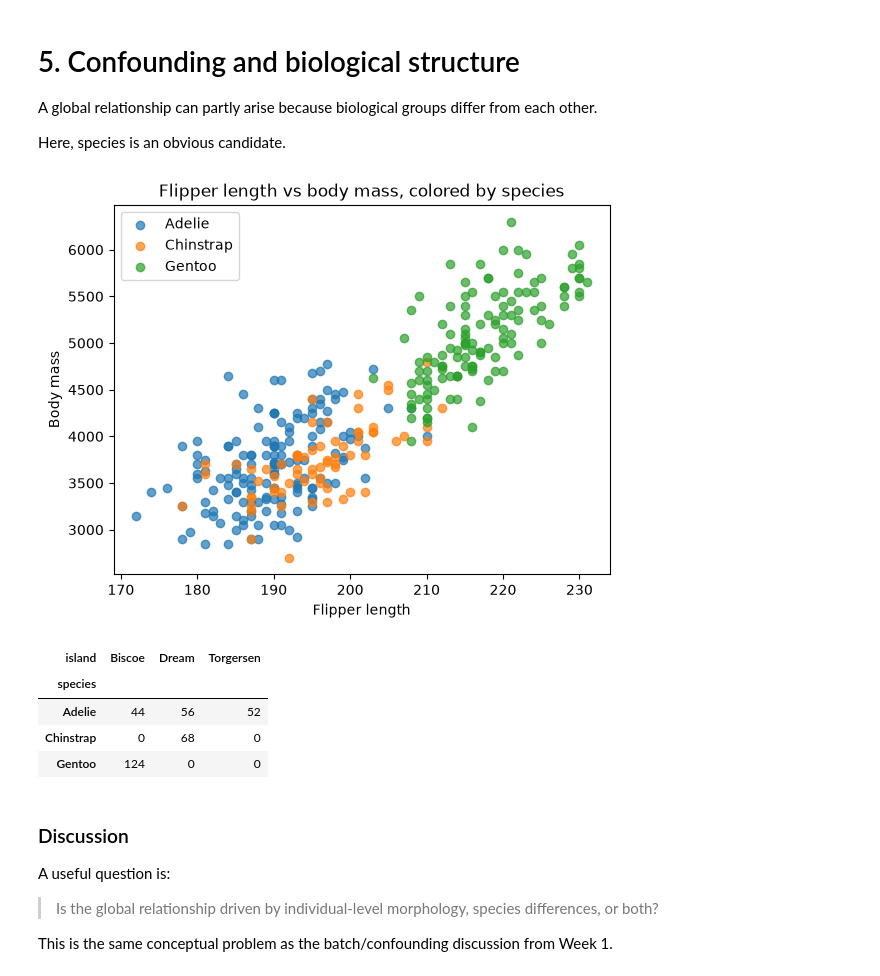
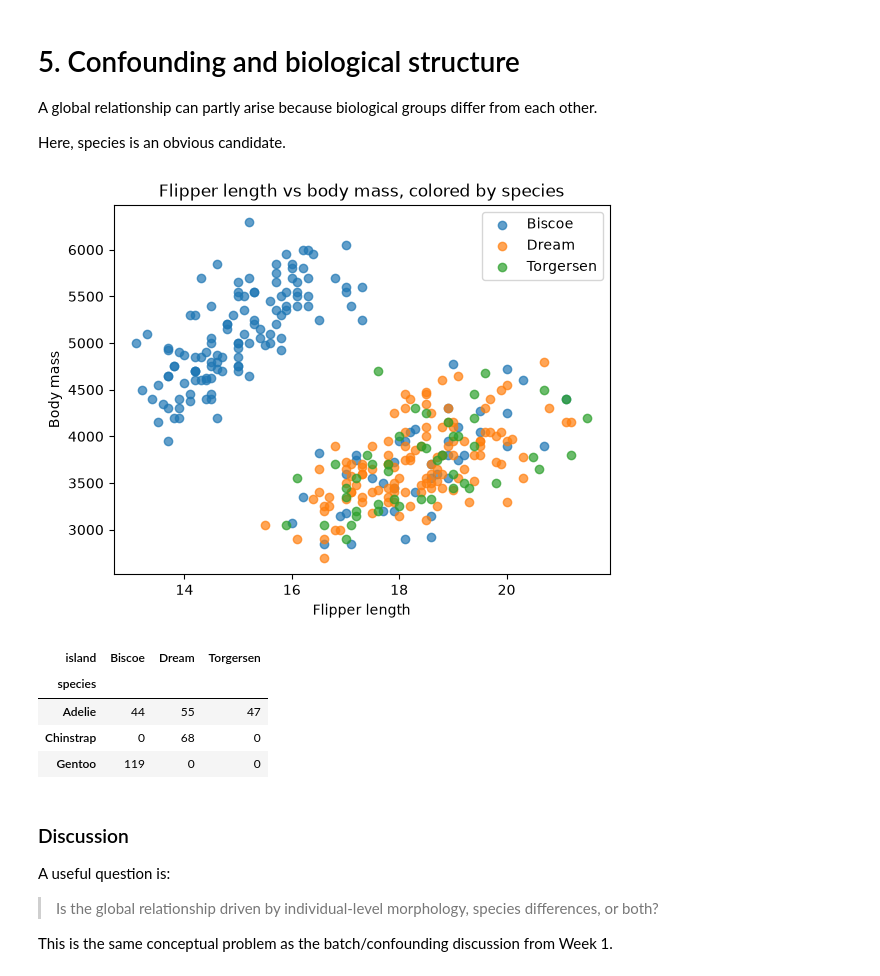
Before and after one commit to ALEGATOR1209/KSE_ML_for_bioinformatics, a Jupyter notebook: practicals/week2/Practical_02_Regression_and_Evaluation.ipynb, the cells around one changed output. Drawn from its saved outputs; the diff is of its cells as text; code cells hidden in the pictures.

```diff
--- a/practicals/week2/Practical_02_Regression_and_Evaluation.ipynb
+++ b/practicals/week2/Practical_02_Regression_and_Evaluation.ipynb
@@ -194,3 +195,11 @@ print("Rows with more than one missing value:", int((missing_by_row > 1).sum()))
 | species | 0.000000 |
 Rows with at least one missing value: 10
 Rows with more than one missing value: 2
+# %%
+# Detect and remove the invalid sex.
+sex_placeholder_mask = df["sex"].astype("string").str.strip().eq("_")
+sex_placeholder_rows = df.loc[sex_placeholder_mask].copy()
+int(sex_placeholder_mask.sum())
+display(sex_placeholder_rows)
+df = df.loc[~sex_placeholder_mask].copy()
+df.shape
@@ -445,25 +457,25 @@ Here, species is an obvious candidate.
 # %%
 species_colors = {}
 for species, group in df.dropna(
-    subset=["body_mass_g", "flipper_length_mm", "species"]
-).groupby("species"):
-    plt.scatter(group["flipper_length_mm"], group["body_mass_g"], label=species, alpha=0.7)
+    subset=["body_mass_g", "culmen_depth_mm", "island"]
+).groupby("island"):
+    plt.scatter(group["culmen_depth_mm"], group["body_mass_g"], label=species, alpha=0.7)
 
 plt.xlabel("Flipper length")
 plt.ylabel("Body mass")
 plt.title("Flipper length vs body mass, colored by species")
 plt.legend()
 plt.show()
 # %% [output]
-[figure, old version]
+[figure, new version]
 # %%
 pd.crosstab(df["species"], df["island"])
 # %% [output]
 | island | Biscoe | Dream | Torgersen |
 | species |  |  |  |
-| Adelie | 44 | 56 | 52 |
+| Adelie | 44 | 55 | 47 |
 | Chinstrap | 0 | 68 | 0 |
-| Gentoo | 124 | 0 | 0 |
+| Gentoo | 119 | 0 | 0 |
 # %% [markdown]
 ### Discussion
 
```
Also changed, not shown: parts of 39 cells of this notebook, 4 other files.
